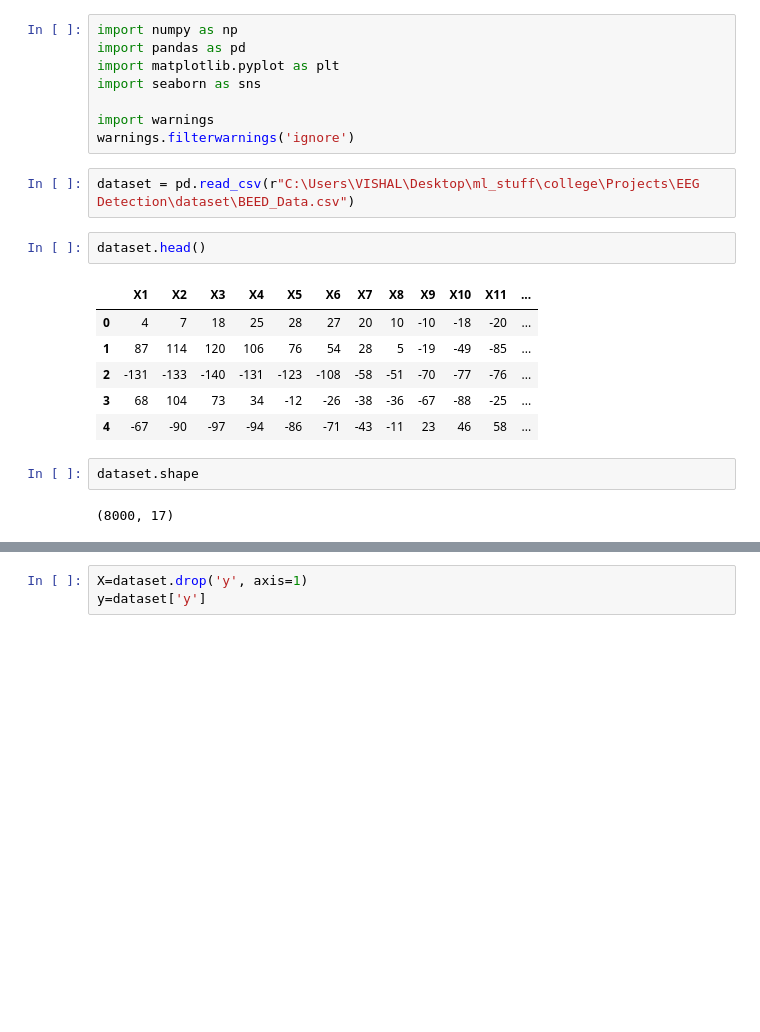
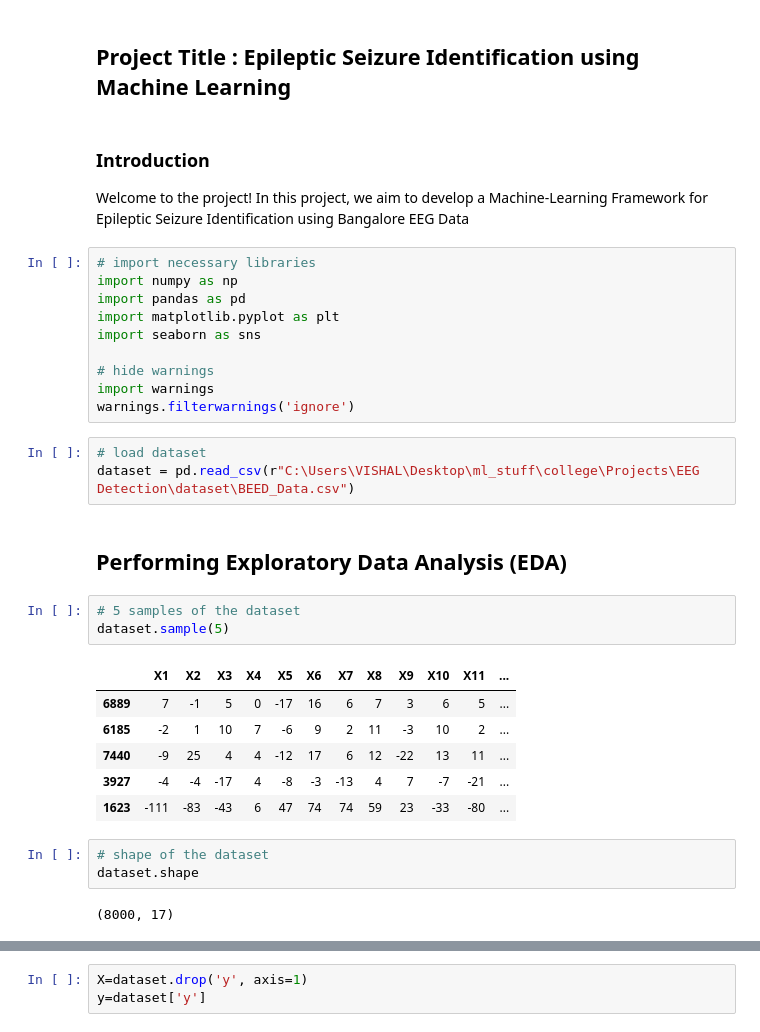
Before and after one commit to vishalprasad1912/Epileptic-Seizure-Identification-Project, a Jupyter notebook: EEG Detection.ipynb, the cells around one changed output, grey strips where cells are left out. Saved outputs shown, nothing was run; the diff lists cells and outputs as text; blank space fills up the shorter version.

```diff
--- a/EEG Detection.ipynb
+++ b/EEG Detection.ipynb
@@ -1,23 +1,35 @@
+# %% [markdown]
+## Project Title : Epileptic Seizure Identification using Machine Learning
+# %% [markdown]
+### Introduction
+Welcome to the project! In this project, we aim to develop a Machine-Learning Framework for Epileptic Seizure Identification using Bangalore EEG Data
 # %%
+# import necessary libraries
 import numpy as np
 import pandas as pd
 import matplotlib.pyplot as plt
 import seaborn as sns
 
+# hide warnings
 import warnings
 warnings.filterwarnings('ignore')
 # %%
+# load dataset
 dataset = pd.read_csv(r"C:\Users\VISHAL\Desktop\ml_stuff\college\Projects\EEG Detection\dataset\BEED_Data.csv")
+# %% [markdown]
+## Performing Exploratory Data Analysis (EDA)
 # %%
-dataset.head()
+# 5 samples of the dataset
+dataset.sample(5)
 # %% [output]
 |  | X1 | X2 | X3 | X4 | X5 | X6 | X7 | X8 | X9 | X10 | X11 | ... |
-| 0 | 4 | 7 | 18 | 25 | 28 | 27 | 20 | 10 | -10 | -18 | -20 | ... |
-| 1 | 87 | 114 | 120 | 106 | 76 | 54 | 28 | 5 | -19 | -49 | -85 | ... |
-| 2 | -131 | -133 | -140 | -131 | -123 | -108 | -58 | -51 | -70 | -77 | -76 | ... |
-| 3 | 68 | 104 | 73 | 34 | -12 | -26 | -38 | -36 | -67 | -88 | -25 | ... |
-| 4 | -67 | -90 | -97 | -94 | -86 | -71 | -43 | -11 | 23 | 46 | 58 | ... |
+| 6889 | 7 | -1 | 5 | 0 | -17 | 16 | 6 | 7 | 3 | 6 | 5 | ... |
+| 6185 | -2 | 1 | 10 | 7 | -6 | 9 | 2 | 11 | -3 | 10 | 2 | ... |
+| 7440 | -9 | 25 | 4 | 4 | -12 | 17 | 6 | 12 | -22 | 13 | 11 | ... |
+| 3927 | -4 | -4 | -17 | 4 | -8 | -3 | -13 | 4 | 7 | -7 | -21 | ... |
+| 1623 | -111 | -83 | -43 | 6 | 47 | 74 | 74 | 59 | 23 | -33 | -80 | ... |
 # %%
+# shape of the dataset
 dataset.shape
 # %% [output]
 (8000, 17)
```
Also changed, not shown: parts of 16 cells of this notebook.
